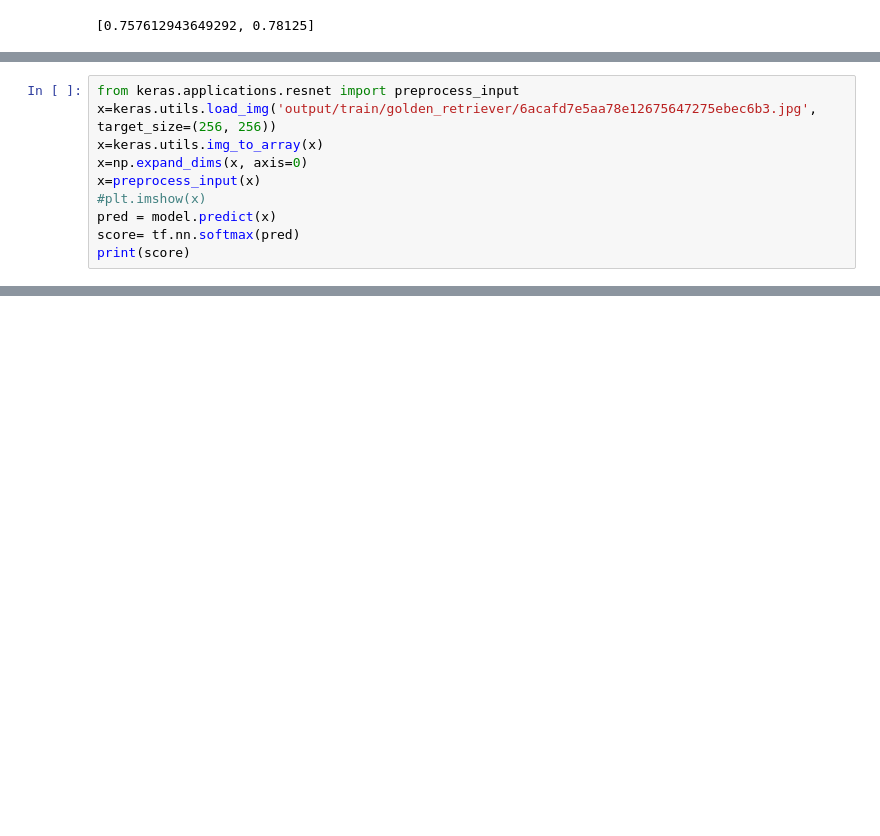
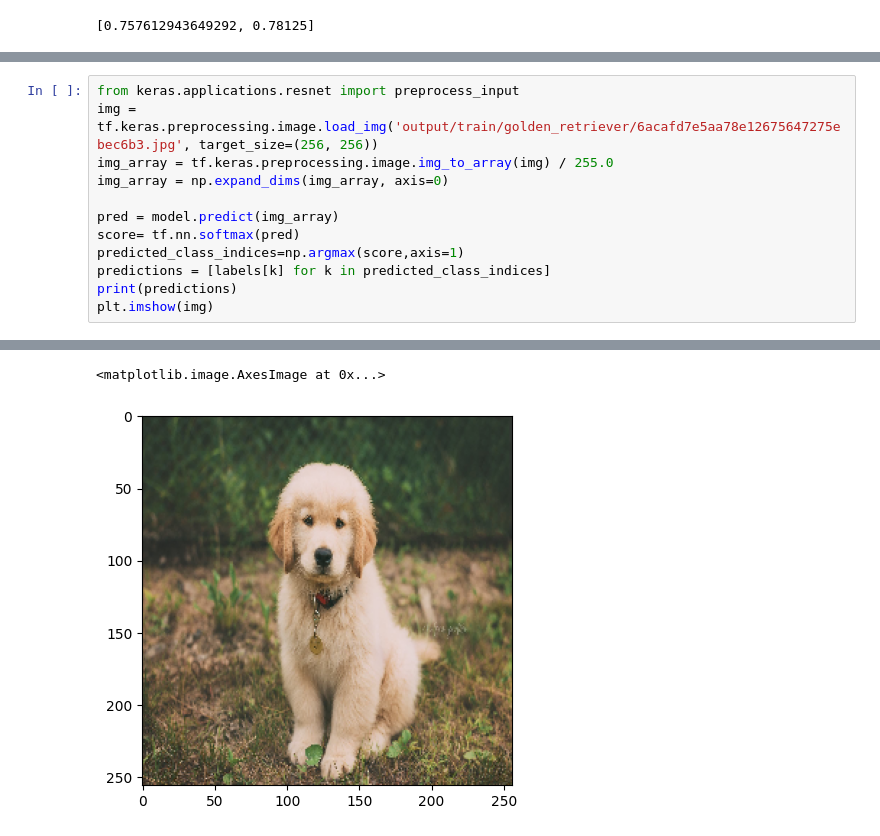
Before and after one commit to ManuelPadin/Pento-ML-Challenge, a Jupyter notebook: MLChallenge.ipynb, the cells around one changed output, grey strips where cells are left out. Saved outputs shown, nothing was run; the diff lists cells and outputs as text; blank space fills up the shorter version.

```diff
--- a/MLChallenge.ipynb
+++ b/MLChallenge.ipynb
@@ -221,11 +229,13 @@ plt.imshow(test_gen[0][0][1])
 # %%
 from keras.applications.resnet import preprocess_input
-x=keras.utils.load_img('output/train/golden_retriever/6acafd7e5aa78e12675647275ebec6b3.jpg', target_size=(256, 256))
-x=keras.utils.img_to_array(x)
-x=np.expand_dims(x, axis=0)
-x=preprocess_input(x)
-#plt.imshow(x)
-pred = model.predict(x)
+img = tf.keras.preprocessing.image.load_img('output/train/golden_retriever/6acafd7e5aa78e12675647275ebec6b3.jpg', target_size=(256, 256))
+img_array = tf.keras.preprocessing.image.img_to_array(img) / 255.0
+img_array = np.expand_dims(img_array, axis=0)
+
+pred = model.predict(img_array)
 score= tf.nn.softmax(pred)
-print(score)
+predicted_class_indices=np.argmax(score,axis=1)
+predictions = [labels[k] for k in predicted_class_indices]
+print(predictions)
+plt.imshow(img)
 # %% [output]
@@ -233,0 +244,2 @@ tf.Tensor([[0.17487772 0.47536692 0.17487772 0.17487772]], shape=(1, 4), dtype=f
+<matplotlib.image.AxesImage at 0x...>
+[figure, added]
```
Also changed, not shown: parts of 2 cells of this notebook.
